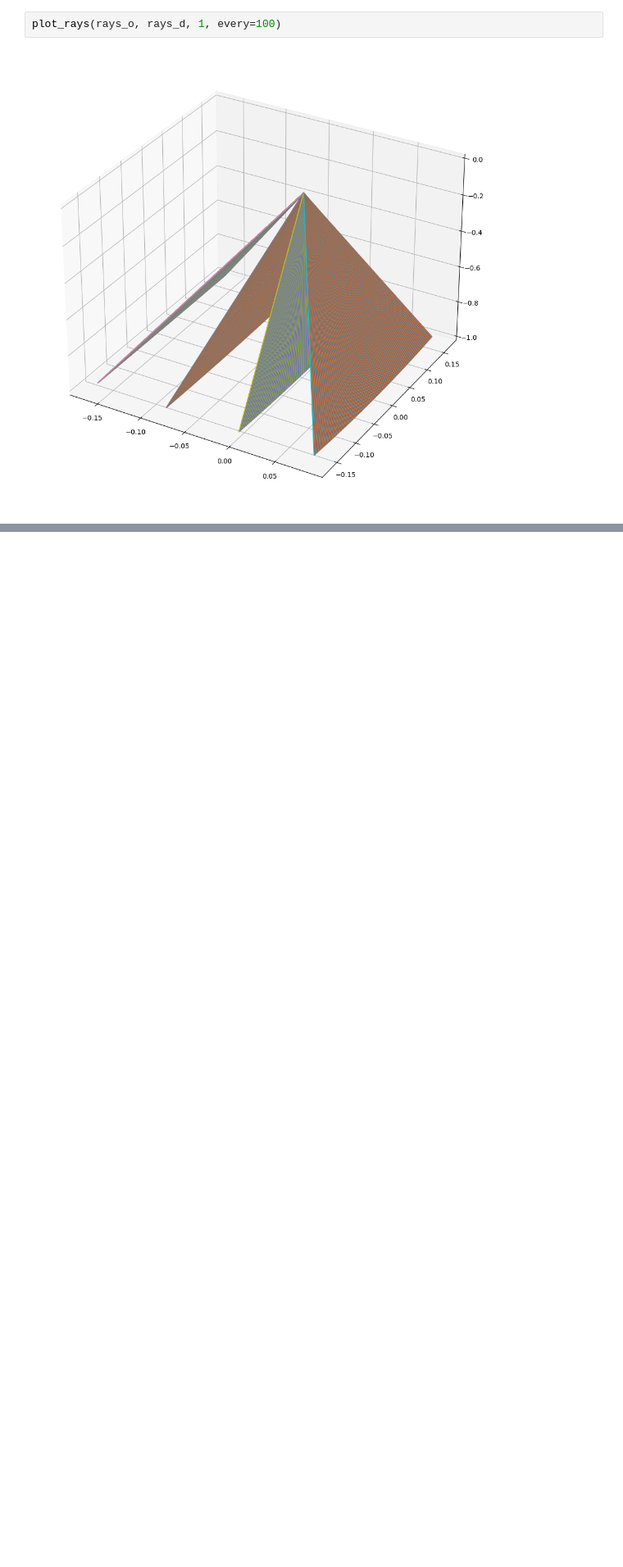
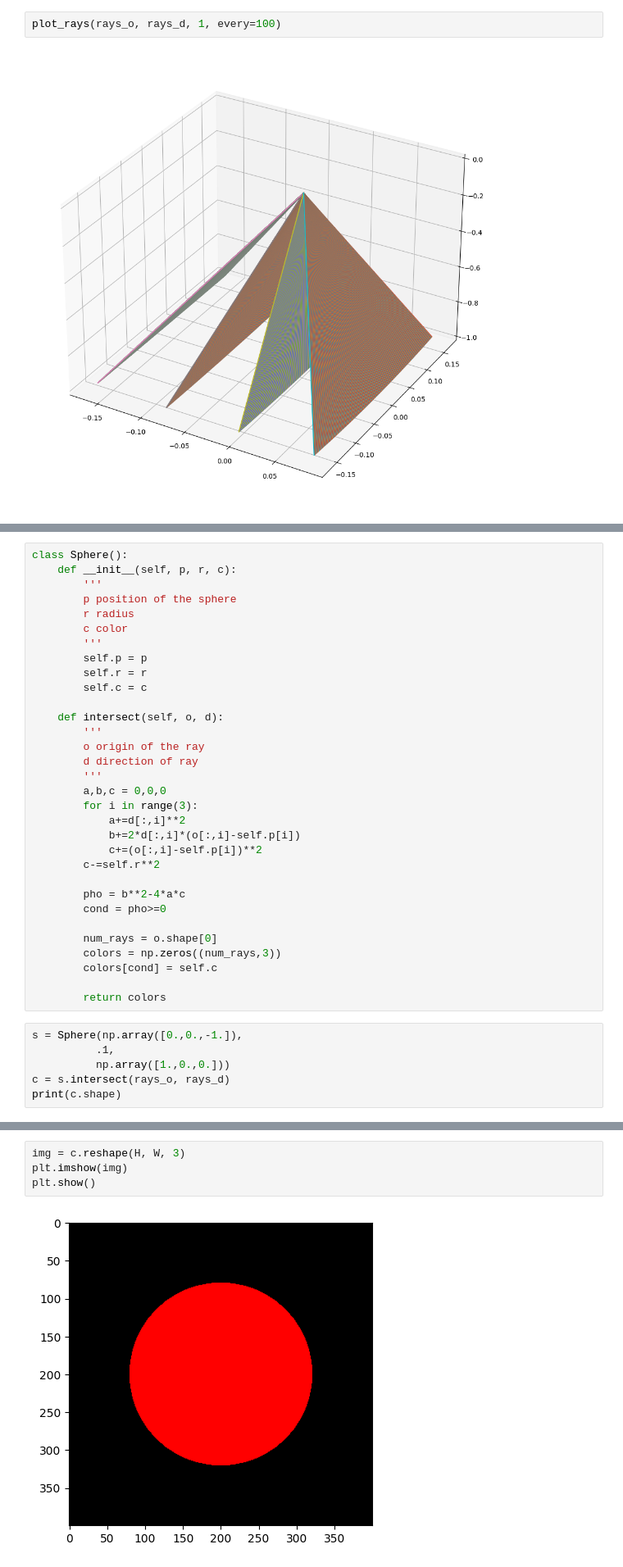
Before and after one commit to zcemycl/mlreading-hub, a Jupyter notebook: notes/cv/nerf/part2.ipynb, the cells around one changed output, grey strips where cells are left out. Shown at 82% size. Drawn from its saved outputs; the diff is of its cells as text; blank space fills up the shorter version.

```diff
--- a/notes/cv/nerf/part2.ipynb
+++ b/notes/cv/nerf/part2.ipynb
@@ -130,0 +166,38 @@ plot_rays(rays_o, rays_d, 1, every=100)
+# %%
+class Sphere():
+    def __init__(self, p, r, c):
+        '''
+        p position of the sphere
+        r radius
+        c color
+        '''
+        self.p = p
+        self.r = r
+        self.c = c
+
+    def intersect(self, o, d):
+        '''
+        o origin of the ray
+        d direction of ray
+        '''
+        a,b,c = 0,0,0
+        for i in range(3):
+            a+=d[:,i]**2
+            b+=2*d[:,i]*(o[:,i]-self.p[i])
+            c+=(o[:,i]-self.p[i])**2
+        c-=self.r**2
+
+        pho = b**2-4*a*c
+        cond = pho>=0
+
+        num_rays = o.shape[0]
+        colors = np.zeros((num_rays,3))
+        colors[cond] = self.c
+
+        return colors
+# %%
+s = Sphere(np.array([0.,0.,-1.]),
+          .1,
+          np.array([1.,0.,0.]))
+c = s.intersect(rays_o, rays_d)
+print(c.shape)
@@ -130,0 +206,6 @@ plot_rays(rays_o, rays_d, 1, every=100)
+# %%
+img = c.reshape(H, W, 3)
+plt.imshow(img)
+plt.show()
+# %% [output]
+[figure, added]
```
Also changed, not shown: parts of 6 cells of this notebook.
